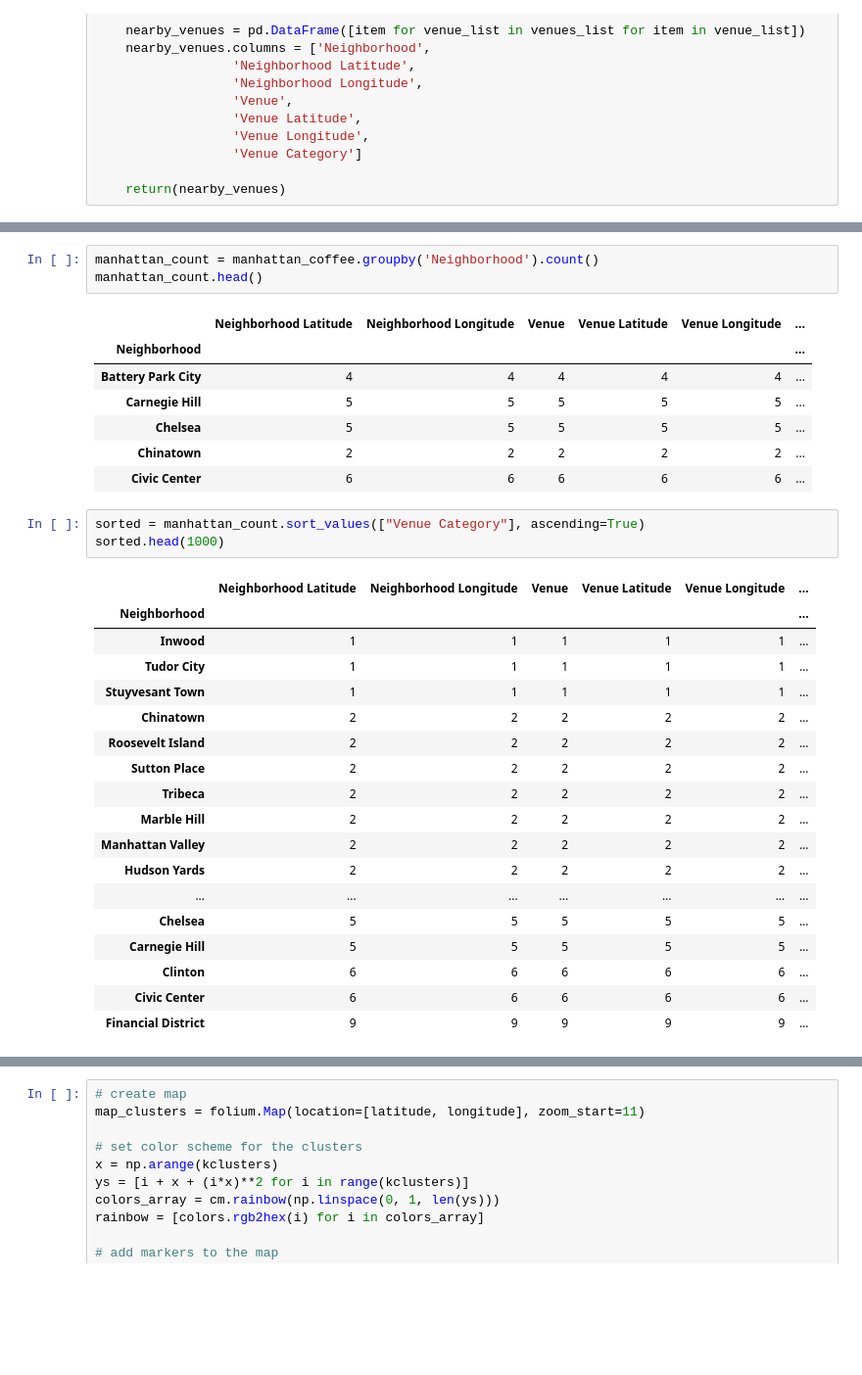
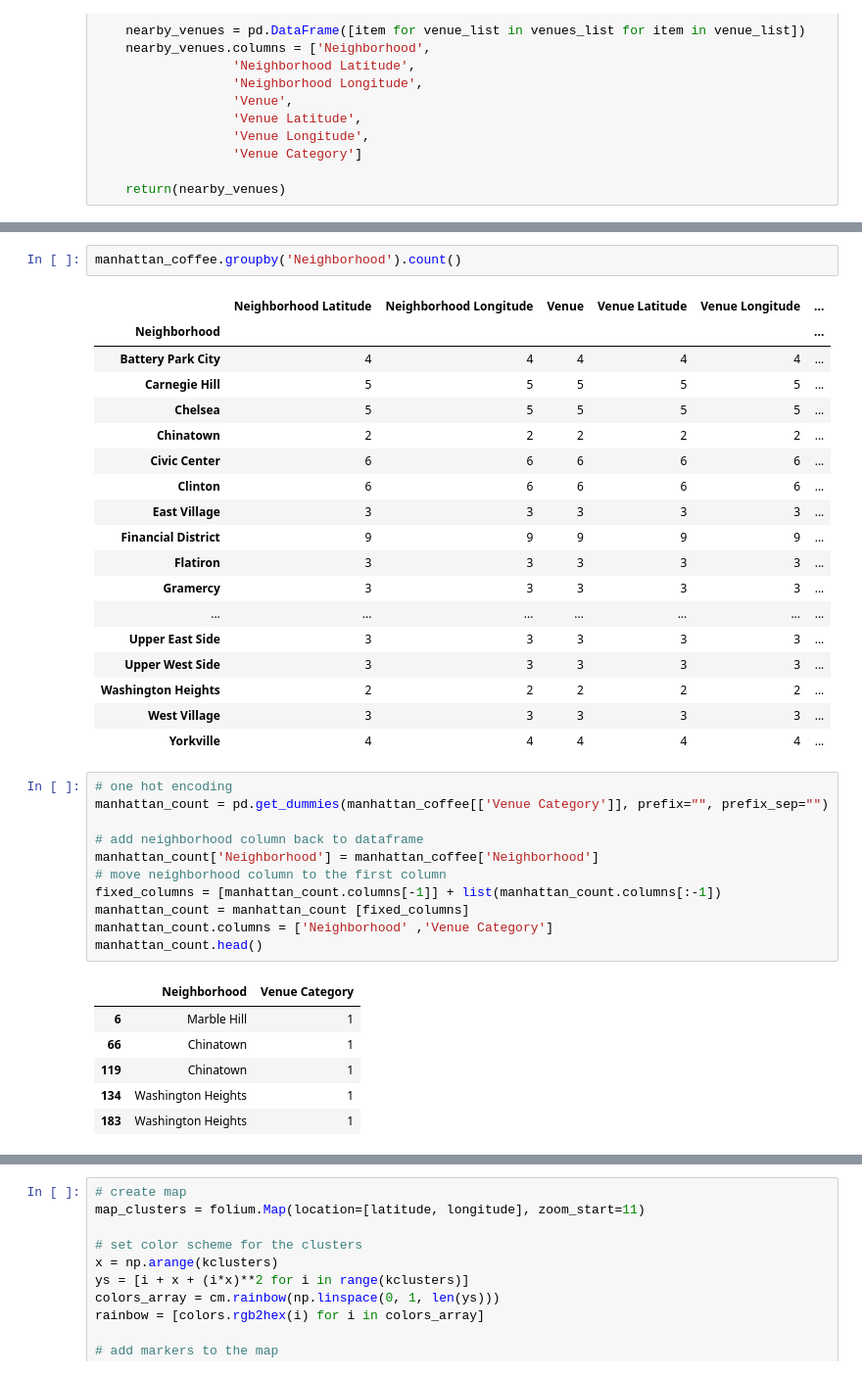
Before and after one commit to Gulnaz-18/Coursera_Capstone, a Jupyter notebook: Battle_of_Neighborhoods.ipynb, the cells around one changed output, grey strips where cells are left out. Shown at 98% size. Drawn from its saved outputs; the diff is of its cells as text; blank space fills up the shorter version.

```diff
--- a/Battle_of_Neighborhoods.ipynb
+++ b/Battle_of_Neighborhoods.ipynb
@@ -351,33 +329,39 @@ manhattan_coffee.head()
 # %%
-manhattan_count = manhattan_coffee.groupby('Neighborhood').count()
-manhattan_count.head()
+manhattan_coffee.groupby('Neighborhood').count()
 # %% [output]
 |  | Neighborhood Latitude | Neighborhood Longitude | Venue | Venue Latitude | Venue Longitude | ... |
 | Neighborhood |  |  |  |  |  | ... |
 | Battery Park City | 4 | 4 | 4 | 4 | 4 | ... |
 | Carnegie Hill | 5 | 5 | 5 | 5 | 5 | ... |
 | Chelsea | 5 | 5 | 5 | 5 | 5 | ... |
 | Chinatown | 2 | 2 | 2 | 2 | 2 | ... |
 | Civic Center | 6 | 6 | 6 | 6 | 6 | ... |
+| Clinton | 6 | 6 | 6 | 6 | 6 | ... |
+| East Village | 3 | 3 | 3 | 3 | 3 | ... |
+| Financial District | 9 | 9 | 9 | 9 | 9 | ... |
+| Flatiron | 3 | 3 | 3 | 3 | 3 | ... |
+| Gramercy | 3 | 3 | 3 | 3 | 3 | ... |
+| ... | ... | ... | ... | ... | ... | ... |
+| Upper East Side | 3 | 3 | 3 | 3 | 3 | ... |
+| Upper West Side | 3 | 3 | 3 | 3 | 3 | ... |
+| Washington Heights | 2 | 2 | 2 | 2 | 2 | ... |
+| West Village | 3 | 3 | 3 | 3 | 3 | ... |
+| Yorkville | 4 | 4 | 4 | 4 | 4 | ... |
-# %%
-sorted = manhattan_count.sort_values(["Venue Category"], ascending=True)
-sorted.head(1000)
-# %% [output]
-|  | Neighborhood Latitude | Neighborhood Longitude | Venue | Venue Latitude | Venue Longitude | ... |
-| Neighborhood |  |  |  |  |  | ... |
-| Inwood | 1 | 1 | 1 | 1 | 1 | ... |
-| Tudor City | 1 | 1 | 1 | 1 | 1 | ... |
-| Stuyvesant Town | 1 | 1 | 1 | 1 | 1 | ... |
-| Chinatown | 2 | 2 | 2 | 2 | 2 | ... |
-| Roosevelt Island | 2 | 2 | 2 | 2 | 2 | ... |
-| Sutton Place | 2 | 2 | 2 | 2 | 2 | ... |
-| Tribeca | 2 | 2 | 2 | 2 | 2 | ... |
-| Marble Hill | 2 | 2 | 2 | 2 | 2 | ... |
-| Manhattan Valley | 2 | 2 | 2 | 2 | 2 | ... |
-| Hudson Yards | 2 | 2 | 2 | 2 | 2 | ... |
-| ... | ... | ... | ... | ... | ... | ... |
-| Chelsea | 5 | 5 | 5 | 5 | 5 | ... |
-| Carnegie Hill | 5 | 5 | 5 | 5 | 5 | ... |
-| Clinton | 6 | 6 | 6 | 6 | 6 | ... |
-| Civic Center | 6 | 6 | 6 | 6 | 6 | ... |
-| Financial District | 9 | 9 | 9 | 9 | 9 | ... |
+# %%
+# one hot encoding
+manhattan_count = pd.get_dummies(manhattan_coffee[['Venue Category']], prefix="", prefix_sep="")
+
+# add neighborhood column back to dataframe
+manhattan_count['Neighborhood'] = manhattan_coffee['Neighborhood']
+# move neighborhood column to the first column
+fixed_columns = [manhattan_count.columns[-1]] + list(manhattan_count.columns[:-1])
+manhattan_count = manhattan_count [fixed_columns]
+manhattan_count.columns = ['Neighborhood' ,'Venue Category']
+manhattan_count.head()
+# %% [output]
+|  | Neighborhood | Venue Category |
+| 6 | Marble Hill | 1 |
+| 66 | Chinatown | 1 |
+| 119 | Chinatown | 1 |
+| 134 | Washington Heights | 1 |
+| 183 | Washington Heights | 1 |
```
Also changed, not shown: parts of 10 cells of this notebook.
